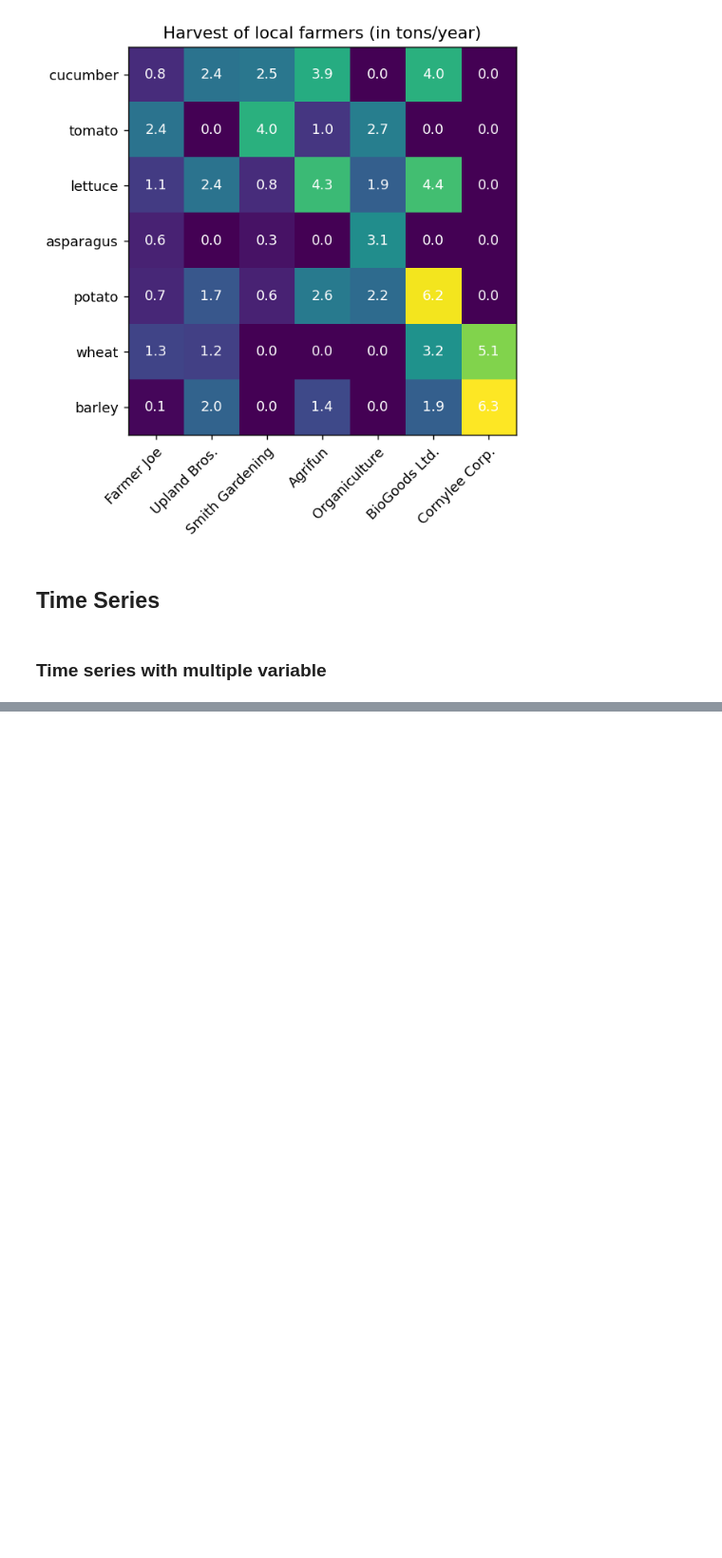
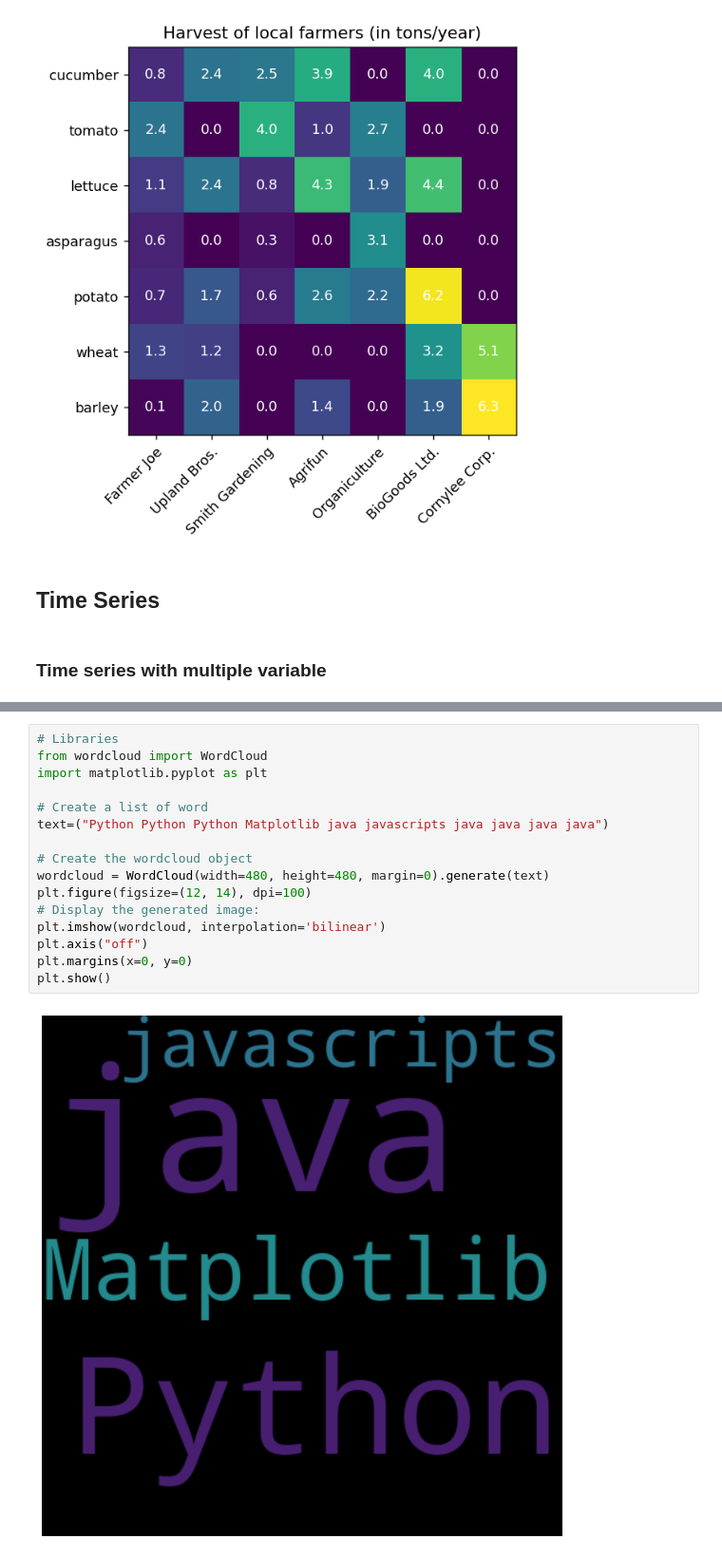
Before and after one commit to sarker2018/Data-Visualisation-with-Python-and-R, a Jupyter notebook: python_visualisation.ipynb, the cells around one changed output, grey strips where cells are left out. Shown at 95% size. Saved outputs shown, nothing was run; the diff lists cells and outputs as text; blank space fills up the shorter version.

```diff
--- a/python_visualisation.ipynb
+++ b/python_visualisation.ipynb
@@ -366,0 +401,18 @@ plt.show()
+# %%
+# Libraries
+from wordcloud import WordCloud
+import matplotlib.pyplot as plt
+
+# Create a list of word
+text=("Python Python Python Matplotlib java javascripts java java java java")
+
+# Create the wordcloud object
+wordcloud = WordCloud(width=480, height=480, margin=0).generate(text)
+plt.figure(figsize=(12, 14), dpi=100)
+# Display the generated image:
+plt.imshow(wordcloud, interpolation='bilinear')
+plt.axis("off")
+plt.margins(x=0, y=0)
+plt.show()
+# %% [output]
+[figure, added]
```
Also changed, not shown: parts of 5 cells of this notebook.
